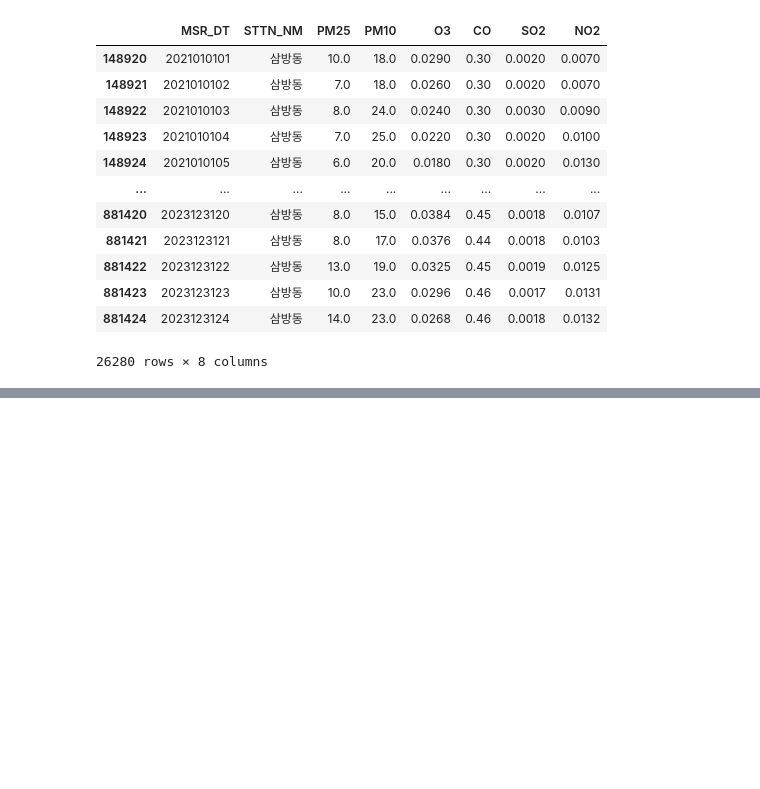
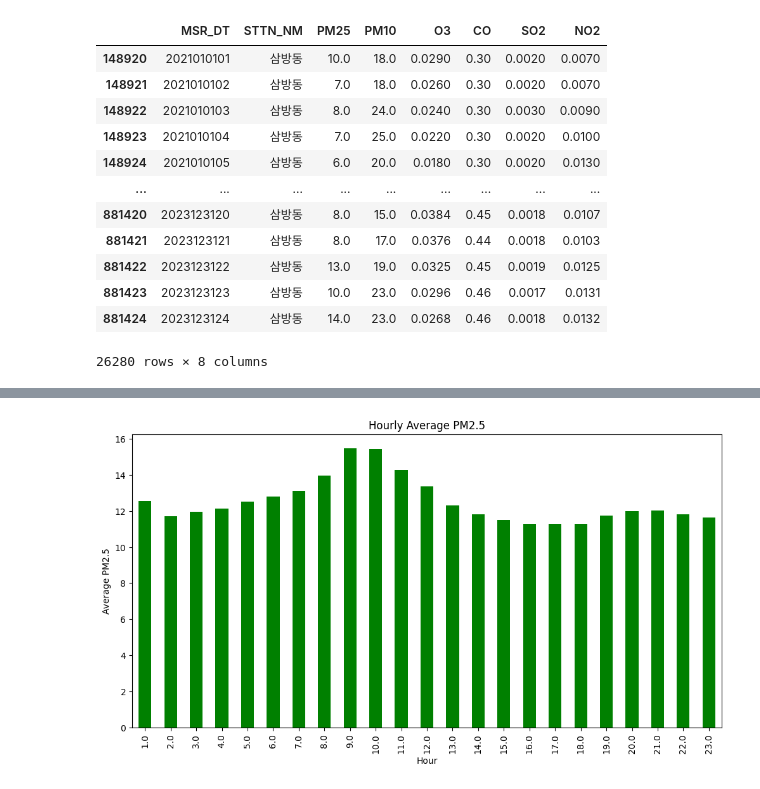
Before and after one commit to HayDen-Gonne/Particulate_Dust_Analysis, a Jupyter notebook: second_script.ipynb, the cells around one changed output, grey strips where cells are left out. Drawn from its saved outputs; the diff is of its cells as text; code cells hidden in the pictures; blank space fills up the shorter version.

```diff
--- a/second_script.ipynb
+++ b/second_script.ipynb
@@ -473,0 +299,13 @@ AttributeError: Can only use .dt accessor with datetimelike values
+# %%
+# 시간대별 평균 계산
+hourly_avg = df_sambang.groupby('Hour').mean(numeric_only=True)
+
+# 시간대별 그래프
+plt.figure(figsize=(12, 6))
+hourly_avg['PM25'].plot(kind='bar', color='green')
+plt.title('Hourly Average PM2.5')
+plt.xlabel('Hour')
+plt.ylabel('Average PM2.5')
+plt.show()
+# %% [output]
+[figure, added]
```
Also changed, not shown: parts of 17 cells of this notebook, 1 other file.
